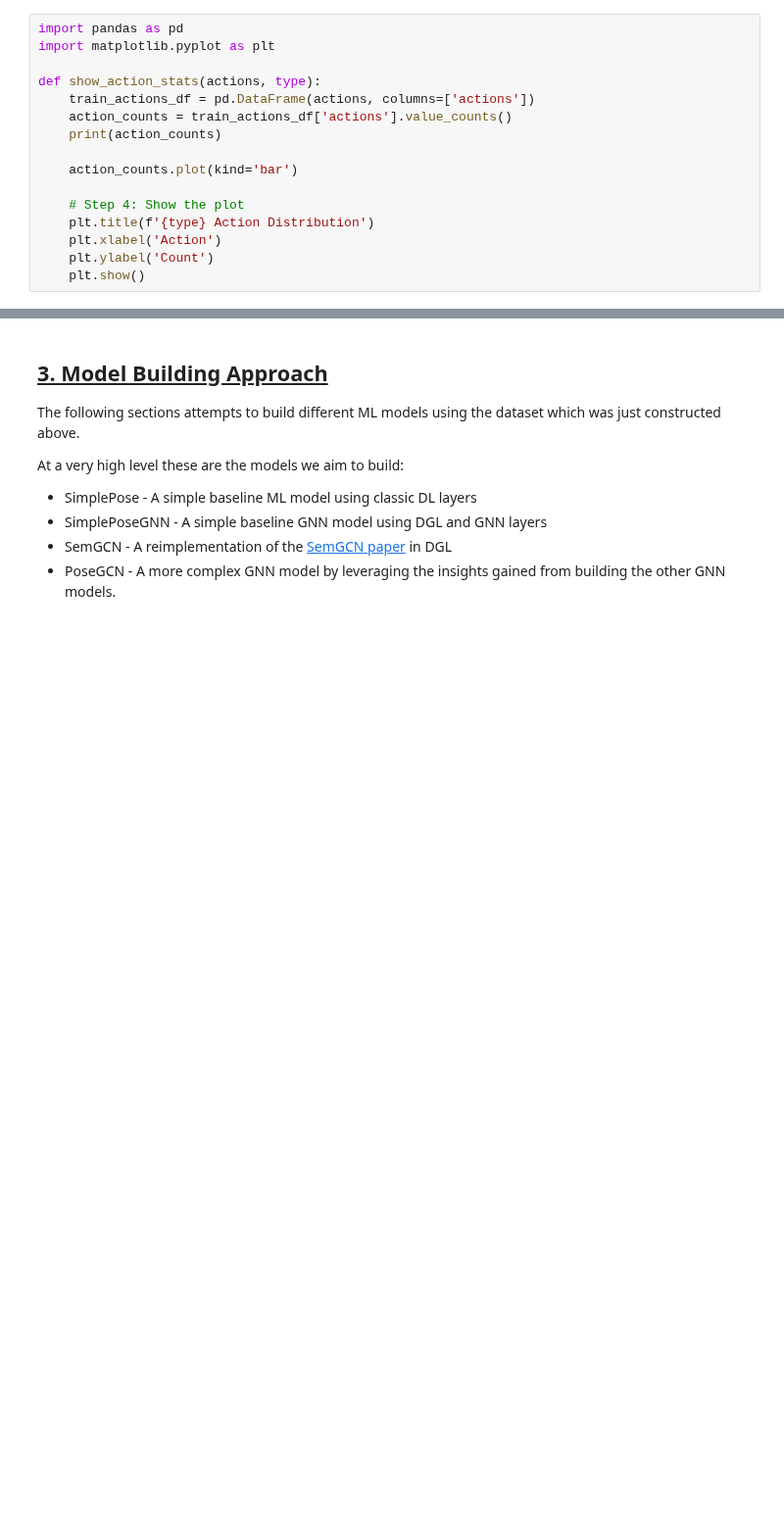
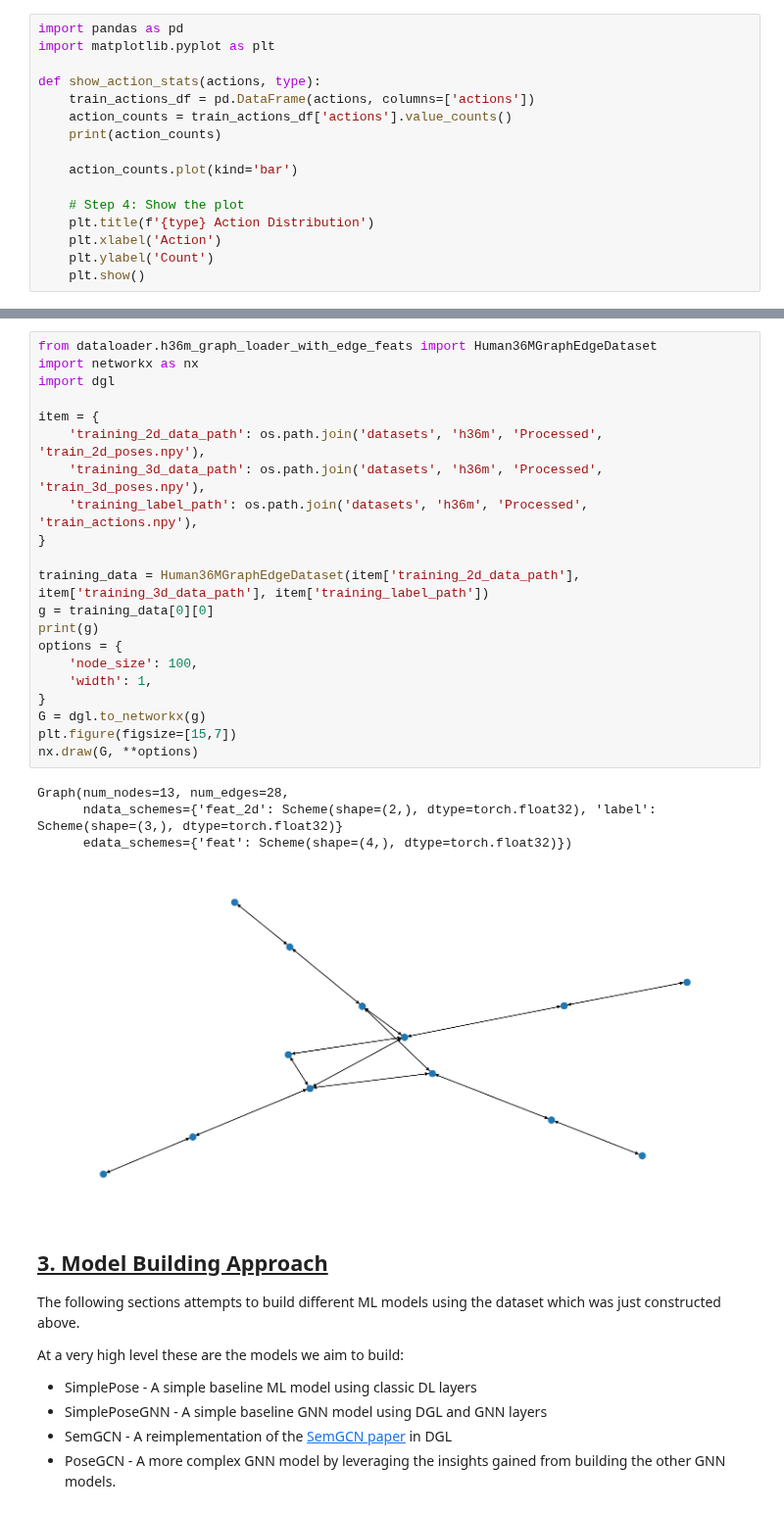
Before and after one commit to ParasharaRamesh/Poseidon, a Jupyter notebook: poseidon.ipynb, the cells around one changed output, grey strips where cells are left out. Shown at 98% size. Saved outputs shown, nothing was run; the diff lists cells and outputs as text; blank space fills up the shorter version.

```diff
--- a/poseidon.ipynb
+++ b/poseidon.ipynb
@@ -286,3 +343,29 @@ show_action_stats(train_actions, "Test")
+# %%
+from dataloader.h36m_graph_loader_with_edge_feats import Human36MGraphEdgeDataset
+import networkx as nx
+import dgl
+
+item = {
+    'training_2d_data_path': os.path.join('datasets', 'h36m', 'Processed', 'train_2d_poses.npy'),
+    'training_3d_data_path': os.path.join('datasets', 'h36m', 'Processed', 'train_3d_poses.npy'),
+    'training_label_path': os.path.join('datasets', 'h36m', 'Processed', 'train_actions.npy'),
+}
+
+training_data = Human36MGraphEdgeDataset(item['training_2d_data_path'], item['training_3d_data_path'], item['training_label_path'])
+g = training_data[0][0]
+print(g)
+options = {
+    'node_size': 100,
+    'width': 1,
+}
+G = dgl.to_networkx(g)
+plt.figure(figsize=[15,7])
+nx.draw(G, **options)
+# %% [output]
+Graph(num_nodes=13, num_edges=28,
+      ndata_schemes={'feat_2d': Scheme(shape=(2,), dtype=torch.float32), 'label': Scheme(shape=(3,), dtype=torch.float32)}
+      edata_schemes={'feat': Scheme(shape=(4,), dtype=torch.float32)})
+[figure, added]
 # %% [markdown]
 <h2><u>3. Model Building Approach</u></h2>
 
```
Also changed, not shown: parts of 27 cells of this notebook, 18 other files.
